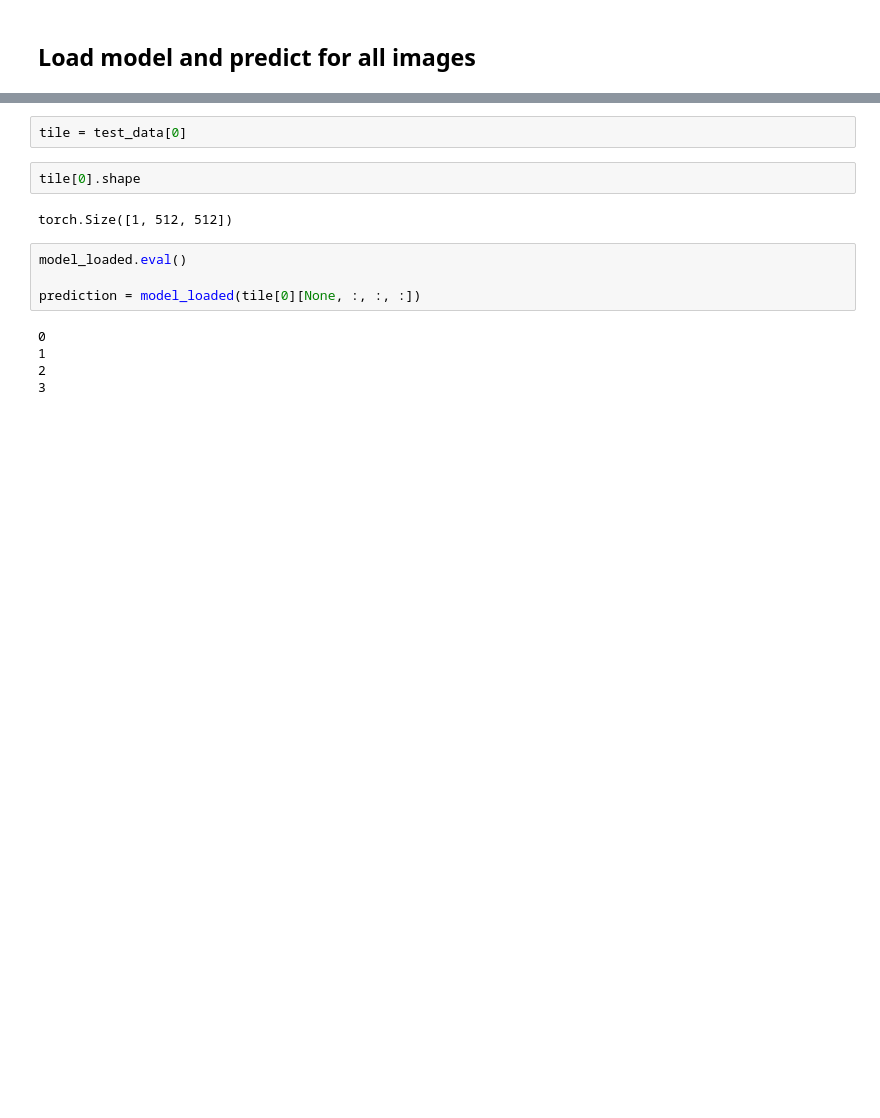
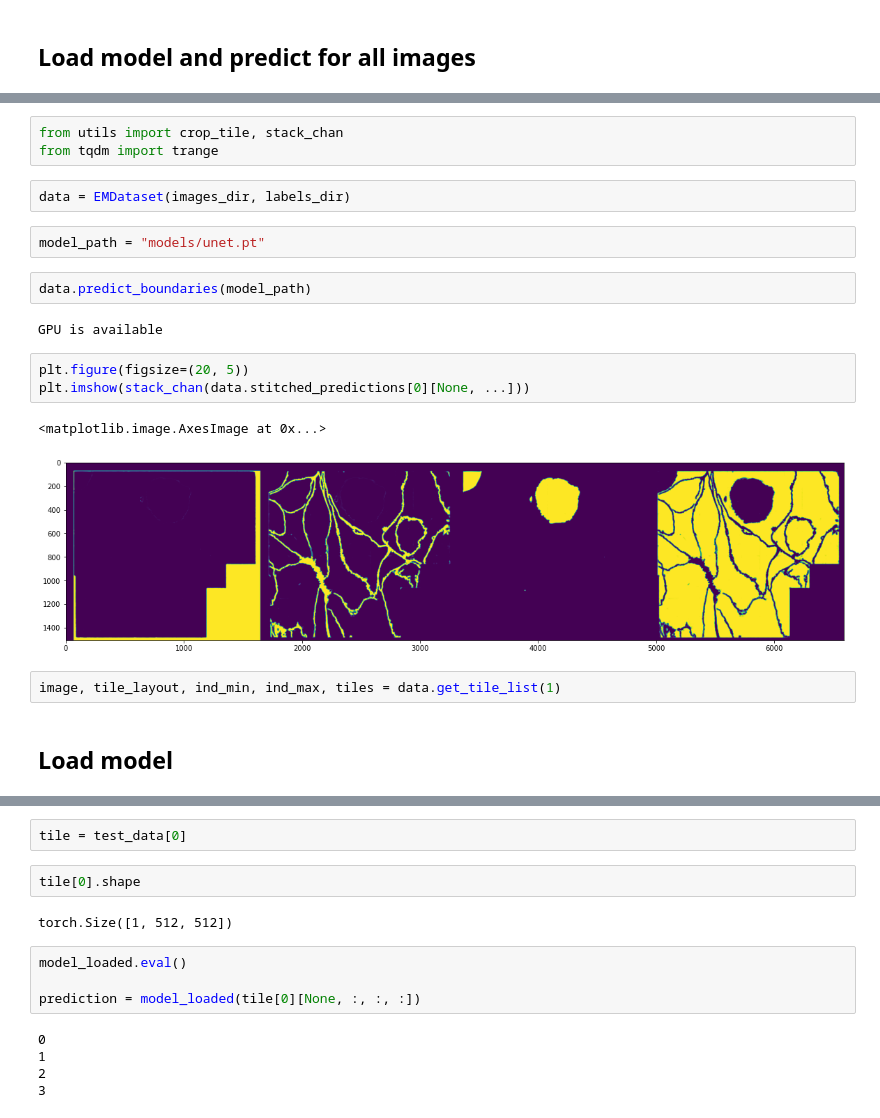
Before and after one commit to Buglakova/fibsem_segm, a Jupyter notebook: check_results.ipynb, the cells around one changed output, grey strips where cells are left out. Cells and saved outputs as stored; diff of their text form; blank space fills up the shorter version.

Commit message:
Add stitching predictions.

```diff
--- a/check_results.ipynb
+++ b/check_results.ipynb
@@ -119,0 +258,21 @@ Reusing TensorBoard on port 6008 (pid 144186), started 4 days, 3:15:53 ago. (Use
+# %%
+from utils import crop_tile, stack_chan
+from tqdm import trange
+# %%
+data = EMDataset(images_dir, labels_dir)
+# %%
+model_path = "models/unet.pt"
+# %%
+data.predict_boundaries(model_path)
+# %% [output]
+GPU is available
+# %%
+plt.figure(figsize=(20, 5))
+plt.imshow(stack_chan(data.stitched_predictions[0][None, ...]))
+# %% [output]
+<matplotlib.image.AxesImage at 0x...>
+[figure, added]
+# %%
+image, tile_layout, ind_min, ind_max, tiles = data.get_tile_list(1)
+# %% [markdown]
+## Load model
```
Also changed, not shown: parts of 32 cells of this notebook.
